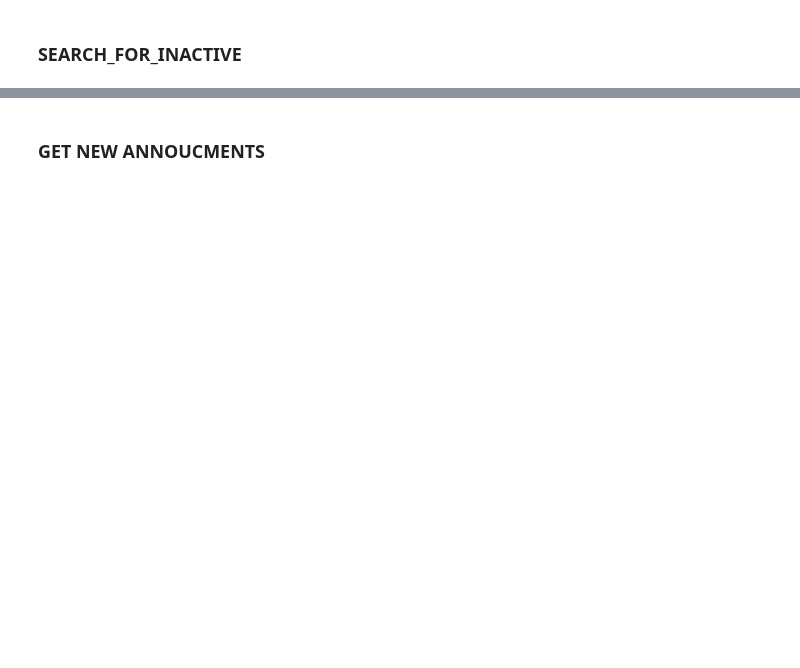
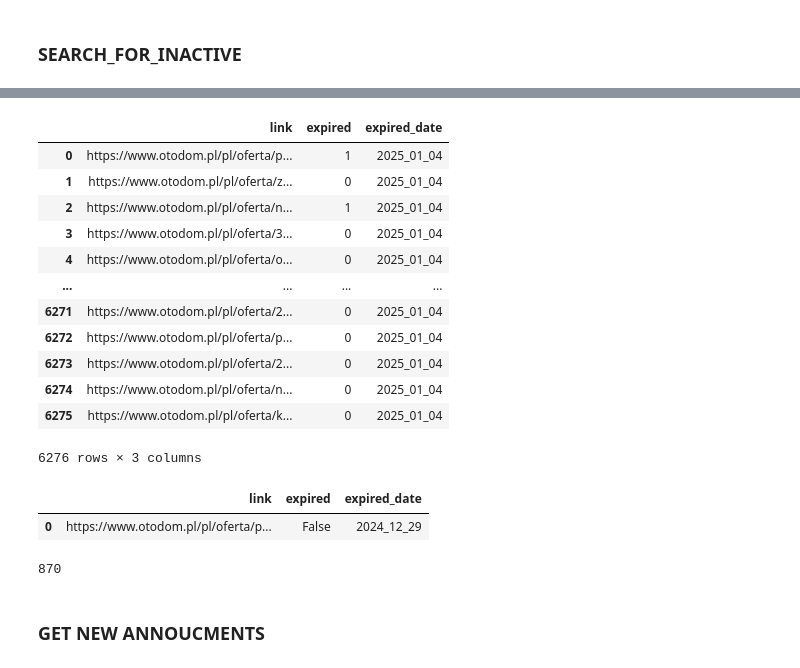
Before and after one commit to KacperSokolowski/MA, a Jupyter notebook: scraper fix 2.ipynb, the cells around one changed output, grey strips where cells are left out. Drawn from its saved outputs; the diff is of its cells as text; code cells hidden in the pictures; blank space fills up the shorter version.

```diff
--- a/scraper fix 2.ipynb
+++ b/scraper fix 2.ipynb
@@ -162,0 +198,17 @@ search_for_inactive(list(df[df.expired.eq(0)].link))
+# %%
+
+search_for_inactive(list(main[main.expired.eq(0)].link), sleep_length=1)
+# %% [output]
+|  | link | expired | expired_date |
+| 0 | https://www.otodom.pl/pl/oferta/p... | 1 | 2025_01_04 |
+| 1 | https://www.otodom.pl/pl/oferta/z... | 0 | 2025_01_04 |
+| 2 | https://www.otodom.pl/pl/oferta/n... | 1 | 2025_01_04 |
+| 3 | https://www.otodom.pl/pl/oferta/3... | 0 | 2025_01_04 |
+| 4 | https://www.otodom.pl/pl/oferta/o... | 0 | 2025_01_04 |
+| ... | ... | ... | ... |
+| 6271 | https://www.otodom.pl/pl/oferta/2... | 0 | 2025_01_04 |
+| 6272 | https://www.otodom.pl/pl/oferta/p... | 0 | 2025_01_04 |
+| 6273 | https://www.otodom.pl/pl/oferta/2... | 0 | 2025_01_04 |
+| 6274 | https://www.otodom.pl/pl/oferta/n... | 0 | 2025_01_04 |
+| 6275 | https://www.otodom.pl/pl/oferta/k... | 0 | 2025_01_04 |
+6276 rows × 3 columns
@@ -162,0 +220,11 @@ search_for_inactive(list(df[df.expired.eq(0)].link))
+# %%
+inactive = pd.read_csv('data_raw/search_for_inactive_2024_12_29.csv')
+inactive.head(1)
+# %% [output]
+|  | link | expired | expired_date |
+| 0 | https://www.otodom.pl/pl/oferta/p... | False | 2024_12_29 |
+# %%
+inactive.expired = inactive.expired.astype(int)
+inactive[inactive.expired.eq(1)].shape[0]
+# %% [output]
+870
```
Also changed, not shown: parts of 22 cells of this notebook, 55 other files.
